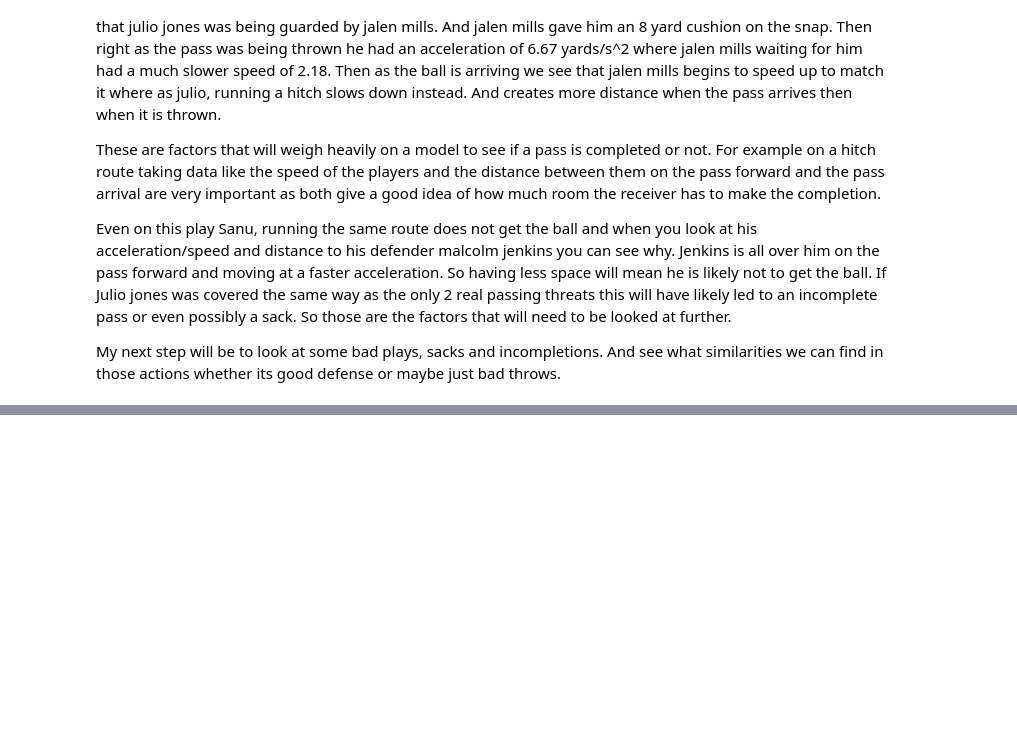
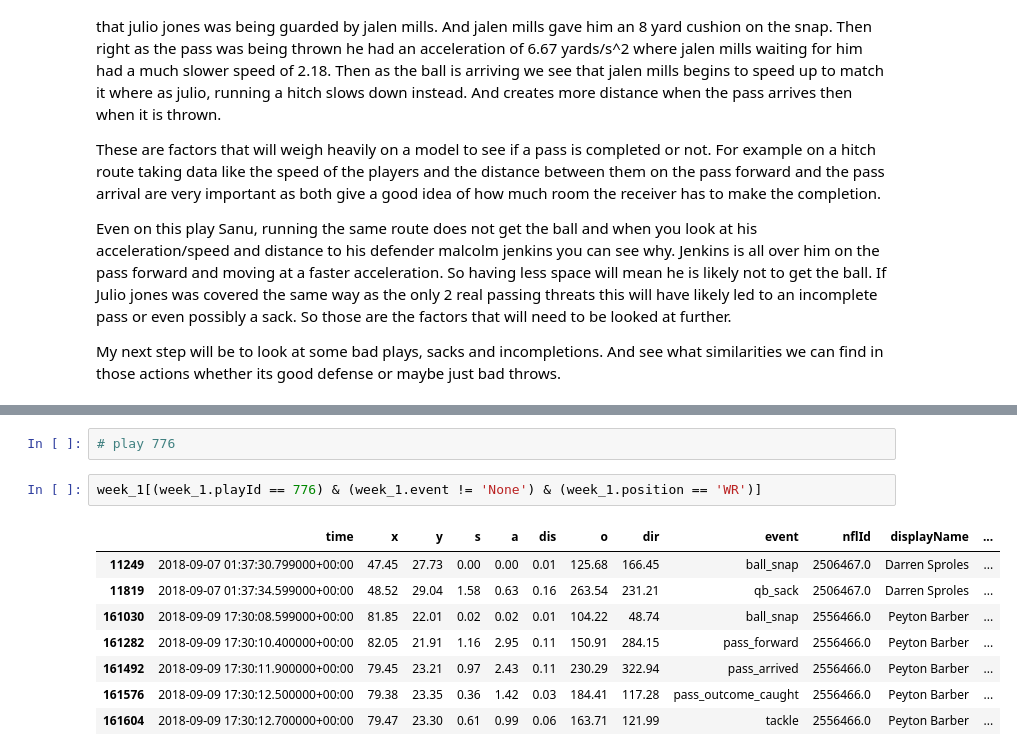
Before and after one commit to Ahila700/NFL_Pass_analysis, a Jupyter notebook: Week_1_overview.ipynb, the cells around one changed output, grey strips where cells are left out. Cells and saved outputs as stored; diff of their text form; blank space fills up the shorter version.

```diff
--- a/Week_1_overview.ipynb
+++ b/Week_1_overview.ipynb
@@ -128,0 +152,13 @@ My next step will be to look at some bad plays, sacks and incompletions. And see
+# %%
+# play 776
+# %%
+week_1[(week_1.playId == 776) & (week_1.event != 'None') & (week_1.position == 'WR')]
+# %% [output]
+|  | time | x | y | s | a | dis | o | dir | event | nflId | displayName | ... |
+| 11249 | 2018-09-07 01:37:30.799000+00:00 | 47.45 | 27.73 | 0.00 | 0.00 | 0.01 | 125.68 | 166.45 | ball_snap | 2506467.0 | Darren Sproles | ... |
+| 11819 | 2018-09-07 01:37:34.599000+00:00 | 48.52 | 29.04 | 1.58 | 0.63 | 0.16 | 263.54 | 231.21 | qb_sack | 2506467.0 | Darren Sproles | ... |
+| 161030 | 2018-09-09 17:30:08.599000+00:00 | 81.85 | 22.01 | 0.02 | 0.02 | 0.01 | 104.22 | 48.74 | ball_snap | 2556466.0 | Peyton Barber | ... |
+| 161282 | 2018-09-09 17:30:10.400000+00:00 | 82.05 | 21.91 | 1.16 | 2.95 | 0.11 | 150.91 | 284.15 | pass_forward | 2556466.0 | Peyton Barber | ... |
+| 161492 | 2018-09-09 17:30:11.900000+00:00 | 79.45 | 23.21 | 0.97 | 2.43 | 0.11 | 230.29 | 322.94 | pass_arrived | 2556466.0 | Peyton Barber | ... |
+| 161576 | 2018-09-09 17:30:12.500000+00:00 | 79.38 | 23.35 | 0.36 | 1.42 | 0.03 | 184.41 | 117.28 | pass_outcome_caught | 2556466.0 | Peyton Barber | ... |
+| 161604 | 2018-09-09 17:30:12.700000+00:00 | 79.47 | 23.30 | 0.61 | 0.99 | 0.06 | 163.71 | 121.99 | tackle | 2556466.0 | Peyton Barber | ... |
```
Also changed, not shown: parts of 10 cells of this notebook.
